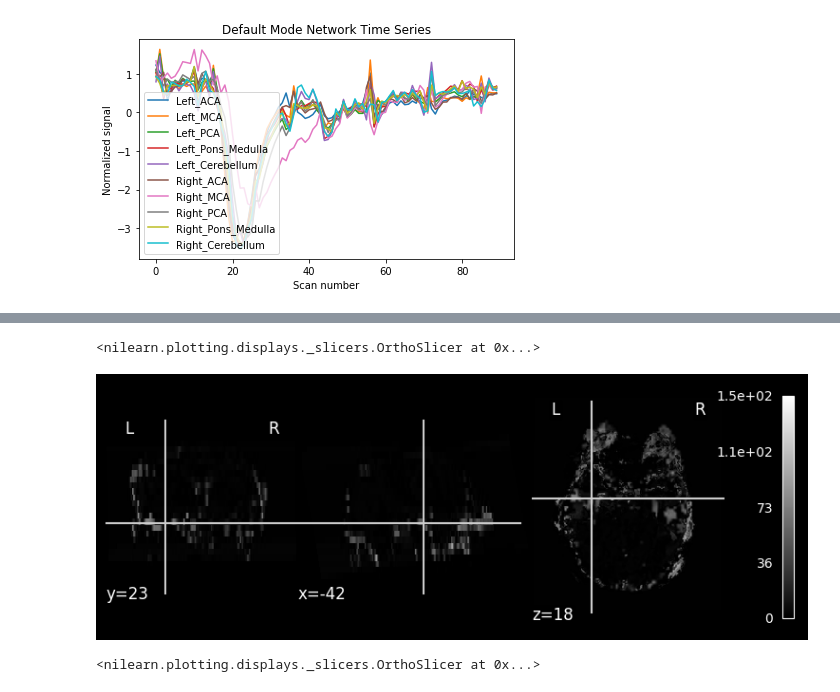
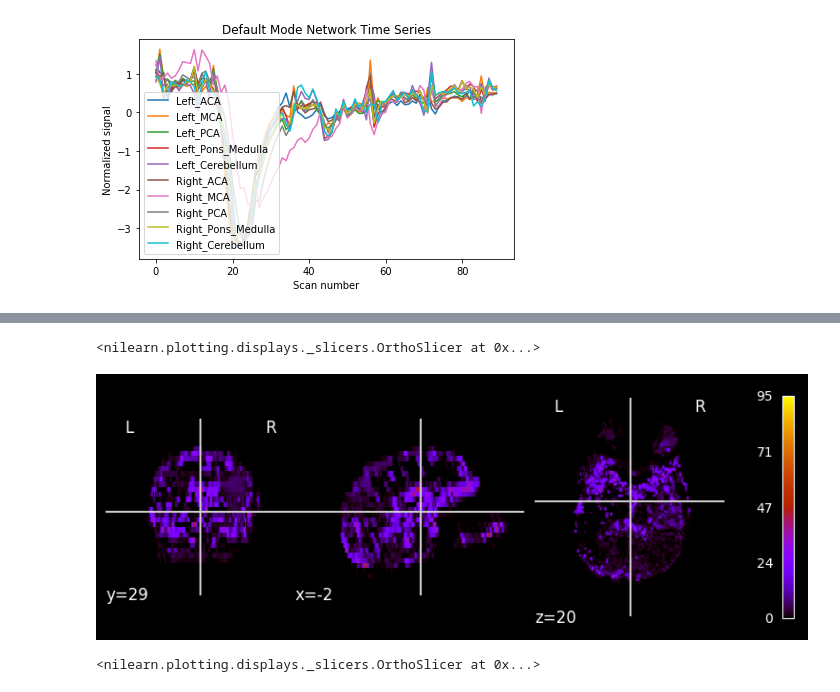
Before and after one commit to zhanghaoyue/stroke_preprocessing, a Jupyter notebook: PWI_map_test.ipynb, the cells around one changed output, grey strips where cells are left out. Cells and saved outputs as stored; diff of their text form; code cells hidden in the pictures.

Commit message:
some minor updates for tmax co-registration

```diff
--- a/PWI_map_test.ipynb
+++ b/PWI_map_test.ipynb
@@ -200,0 +210,3 @@ post_tmax = nib.load(post_tmax_r_path)
+# %%
+pre_tmax = threshold_img(pre_tmax, threshold="90%")
+plotting.plot_anat(pre_tmax, cmap="gnuplot")
@@ -201,14 +216,15 @@ post_tmax = nib.load(post_tmax_r_path)
 # %%
-from nilearn.image import math_img, resample_to_img
-from nilearn import plotting
+
+pre_tmax = threshold_img(pre_tmax, threshold="90%")
+post_tmax = threshold_img(post_tmax,  threshold="90%")
 
 tmax_diff = math_img("abs(img2-img1)", img1=post_tmax, img2=resample_to_img(pre_tmax, post_tmax))
 tmax_diff.to_filename(test_dir+'/5492881_diff_tmax.nii.gz')
 # %%
-plotting.plot_anat(tmax_diff, colorbar=True)
+plotting.plot_anat(tmax_diff, cmap="gnuplot", colorbar=True)
 # %% [output]
 <nilearn.plotting.displays._slicers.OrthoSlicer at 0x...>
-[figure, old version]
+[figure, new version]
 # %%
 plotting.plot_anat(pre_tmax, colorbar=True)
 # %% [output]
```
Also changed, not shown: parts of 3 cells of this notebook, 1 other file.
